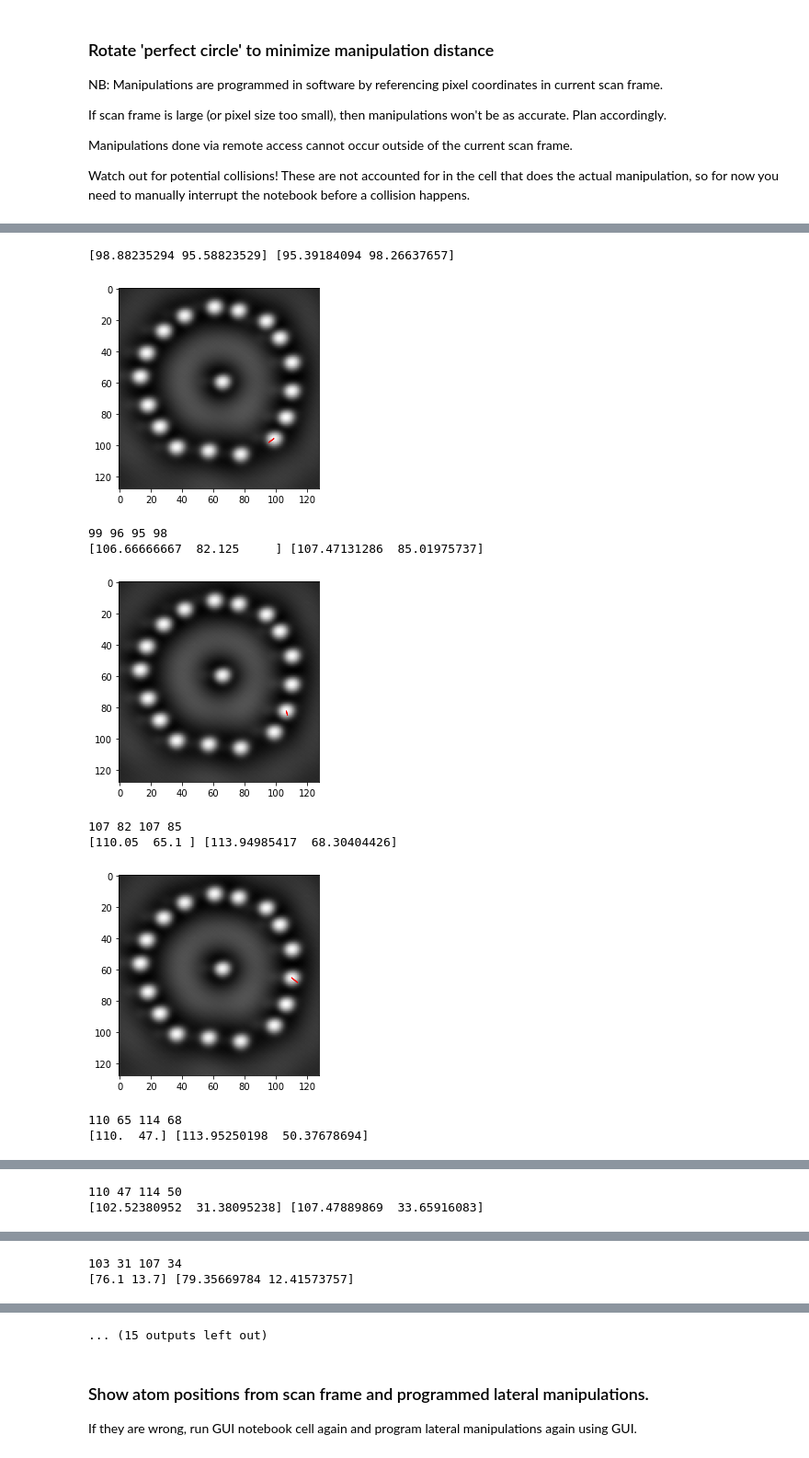
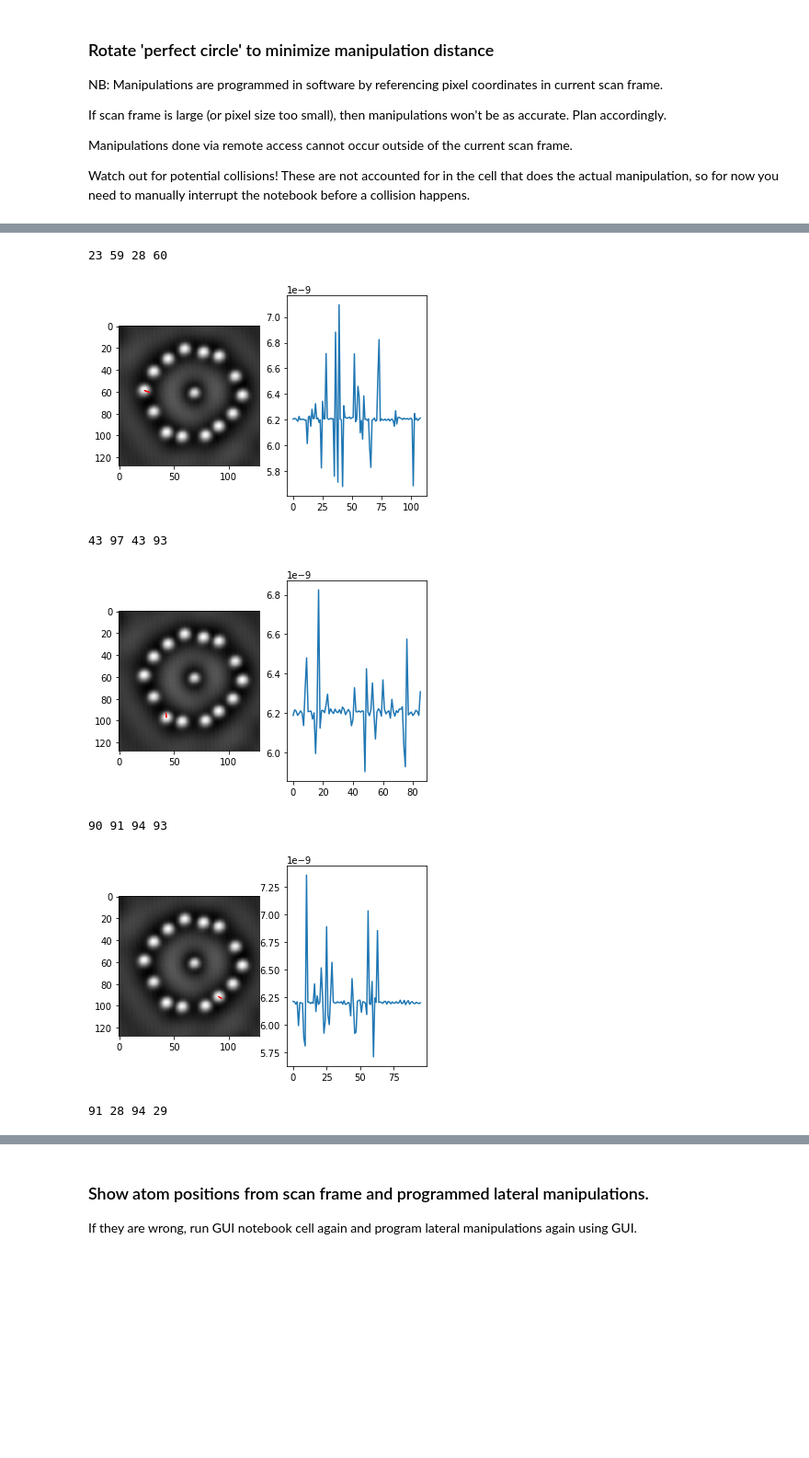
Before and after one commit to abekipnis/Kondo-Aalto, a Jupyter notebook: example_notebooks/GUI2.ipynb, the cells around one changed output, grey strips where cells are left out. Shown at 92% size. Saved outputs shown, nothing was run; the diff lists cells and outputs as text; code cells hidden in the pictures; blank space fills up the shorter version.

```diff
--- a/example_notebooks/GUI2.ipynb
+++ b/example_notebooks/GUI2.ipynb
@@ -105,7 +129,7 @@ Atom positions are also not lattice discretized, which becomes problematic for s
 n_wall_atoms = len(C.centroids) - 1
 center = C.get_central_atom(C.centroids)
 
-radius = 4.2
+radius = 3.53
 perfect_circle = np.array([[radius*np.cos(t), radius*np.sin(t)] for t in np.arange(0, 2*np.pi, 2*np.pi/(n_wall_atoms))])
 perfect_circle = np.concatenate((perfect_circle, [[0,0]]))
 perfect_circle = list(map(C.nm_to_pix, perfect_circle))
@@ -139,7 +163,7 @@ len_nm = CC.get_len_nm()
 centroids_3D = np.array(C.centroids) - np.array(center)
 
 # need to order centroids in same order as perfect circle to make Kabsch algo work
-refvec = [-1, -2]
+refvec = [1, 1]
 clockwise_angle = lambda point: clockwiseangle(point, [0,0], refvec)
 centroids_3D = np.array(sorted(centroids_3D, key=clockwise_angle))
 
@@ -183,40 +207,40 @@ zero vector
 # %%
 # set lateral manipulation parameters
-latman_millivolt = 2
-latman_picoamp = 60000
+latman_millivolt = 2600
+latman_picoamp = 62000
 
 # read tip offset and image size
 offset_nm = CC.get_xy_nm()
 len_nm = CC.get_len_nm()
 
 # bias for scanning (mV)
 scan_bias_mv = 80
 
 # for each "atom" in the image
 for n in range(len(centroids_3D)):
     initial = pixel_to_nm(centroids_3D[n], dispmat, offset_nm, [len_nm, len_nm])
     final = pixel_to_nm(np.array(applied_rotation[n]).T, dispmat[:,:,0], offset_nm, [len_nm, len_nm])
 
     dist_to_perfect = C.pix_to_nm(np.linalg.norm(np.array(applied_rotation[n])-np.array(centroids_3D[n])))
-    if dist_to_perfect > 0.2: # nm
-        print(centroids_3D[n], applied_rotation[n])
+    if dist_to_perfect > 0.3: # nm
+        #print(centroids_3D[n], applied_rotation[n])
+        im, (ax1, ax2) = plt.subplots(1,2)
+        ax1.imshow(dispmat);
+        ax1.arrow(*centroids_3D[n], *(np.array(applied_rotation[n])-np.array(centroids_3D[n])), color='red')
 
-        plt.imshow(dispmat);
-        plt.arrow(*centroids_3D[n], *(np.array(applied_rotation[n])-np.array(centroids_3D[n])), color='red')
-        plt.show()
 
         # documentation in AMRL/Environment/createc_control.py
         latmandata = CC.lat_manipulation(*initial, *final, latman_millivolt, latman_picoamp, offset_nm, nmx)
-
+        ax2.plot(latmandata.current)
+        plt.show()
 CC.ramp_bias_mV(scan_bias_mv)
+CC.stm.scanstart()
+# todo: plot and save data from these manipulations
 # %% [output]
-[98.88235294 95.58823529] [95.39184094 98.26637657]
+23 59 28 60
-[figure, old version]
+[figure, new version]
-99 96 95 98
-[106.66666667  82.125     ] [107.47131286  85.01975737]
+43 97 43 93
-[figure, old version]
+[figure, new version]
-107 82 107 85
-[110.05  65.1 ] [113.94985417  68.30404426]
+90 91 94 93
-[figure, old version]
+[figure, new version]
-110 65 114 68
-[110.  47.] [113.95250198  50.37678694]
+91 28 94 29
@@ -224,2 +247,0 @@ CC.ramp_bias_mV(scan_bias_mv)
-110 47 114 50
-[102.52380952  31.38095238] [107.47889869  33.65916083]
@@ -227,2 +247,0 @@ CC.ramp_bias_mV(scan_bias_mv)
-103 31 107 34
-[76.1 13.7] [79.35669784 12.41573757]
@@ -230,4 +248,3 @@ CC.ramp_bias_mV(scan_bias_mv)
-... (15 outputs left out)
 # %% [markdown]
 ### Show atom positions from scan frame and programmed lateral manipulations.
 If they are wrong, run GUI notebook cell again and program lateral manipulations again using GUI.
```
Also changed, not shown: parts of 9 cells of this notebook.
